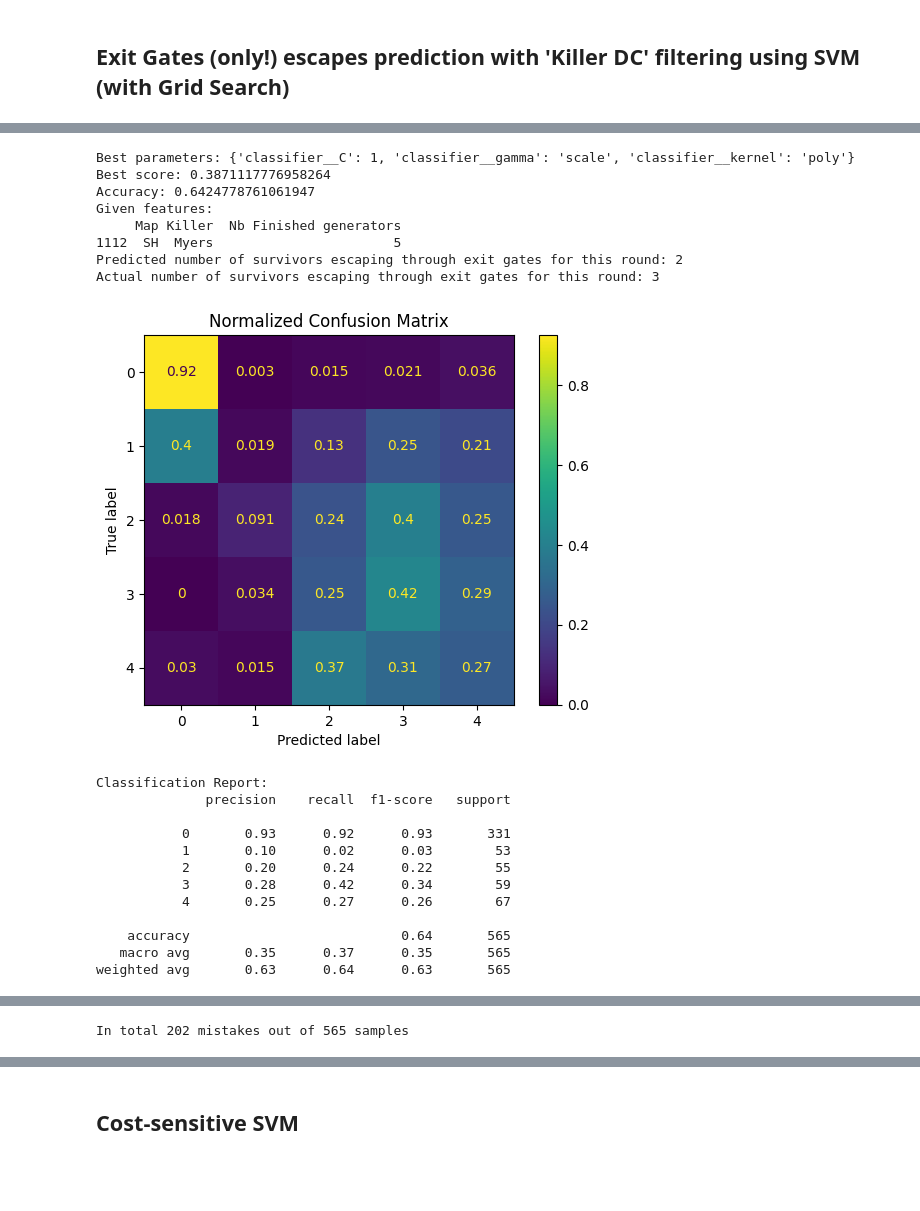
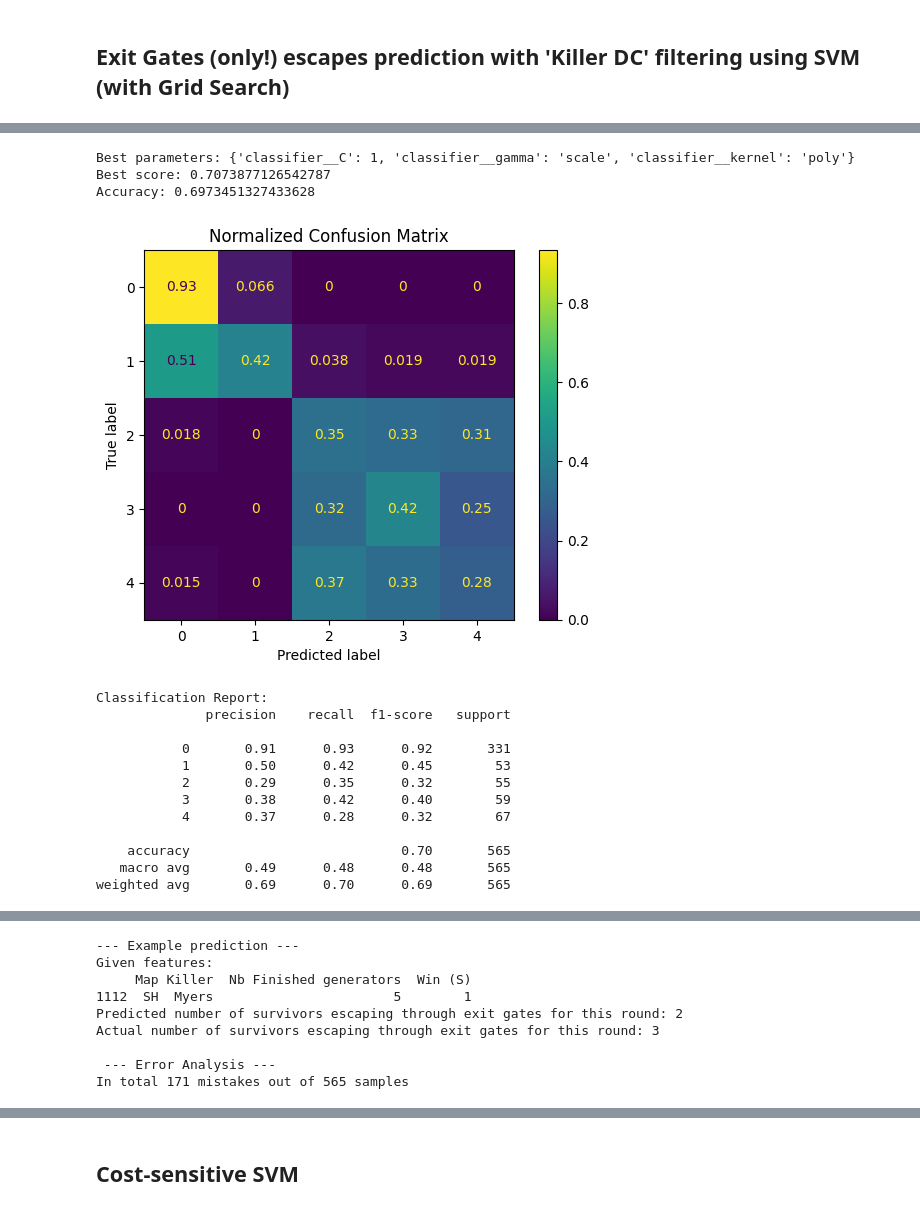
Before and after one commit to doubavitch/Dead-by-Daylight-Predictions, a Jupyter notebook: Dead by Daylight Predictions.ipynb, the cells around one changed output, grey strips where cells are left out. Saved outputs shown, nothing was run; the diff lists cells and outputs as text; code cells hidden in the pictures; blank space fills up the shorter version.

```diff
--- a/Dead by Daylight Predictions.ipynb
+++ b/Dead by Daylight Predictions.ipynb
@@ -756,12 +708,4 @@ Actual: 4, Predicted: 1
 # %%
-from sklearn.svm import SVC
-from sklearn.metrics import confusion_matrix, classification_report, ConfusionMatrixDisplay, accuracy_score, roc_curve, auc
-from sklearn.model_selection import train_test_split, GridSearchCV
-from tqdm import tqdm
-
-# Load the dataset
-data = pd.read_csv('Dead by Daylight data.csv')
-
 # Filter out matches where 'Comments' contains 'Killer DC'
 data = data[~data['Comments'].str.contains('Killer DC', na=False)]
 
@@ -793,15 +737,15 @@ model = Pipeline(steps=[
 # Split the data into training and testing sets
 X_train, X_test, y_train, y_test = train_test_split(features, target, test_size=0.2, random_state=42)
 
-# Define parameter grid for GridSearchCV
+# Define the hyperparameters grid for SVC
 param_grid = {
-    'classifier__kernel': ['linear', 'poly', 'rbf', 'sigmoid'],
-    'classifier__C': [0.1, 1, 10, 100],
-    'classifier__gamma': ['scale', 'auto']
+    'classifier__kernel': ['linear', 'poly', 'rbf', 'sigmoid'], # types of kernels
+    'classifier__C': [0.1, 1, 10, 100], # regularization parameter
+    'classifier__gamma': ['scale', 'auto'] # kernel coefficient for ‘poly’, ‘rbf’ and ‘sigmoid’.
 }
 
 # Perform GridSearchCV to find the best parameters
-grid_search = GridSearchCV(model, param_grid, cv=5, scoring='f1_macro')
+grid_search = GridSearchCV(model, param_grid, cv=5, scoring='accuracy')
 grid_search.fit(X_train, y_train)
 
 # Output the best parameters and score
@@ -816,19 +760,11 @@ y_pred = best_model.predict(X_test)
 accuracy = accuracy_score(y_test, y_pred)
 print(f'Accuracy: {accuracy}')
 
-# Example prediction
-example = X_test.iloc[0:1]
-predicted_exit_gate_escapes = best_model.predict(example)
-actual_exit_gate_escapes = y_test.iloc[0]
-print(f'Given features: \n{example}')
-print(f'Predicted number of survivors escaping through exit gates for this round: {predicted_exit_gate_escapes[0]}')
-print(f'Actual number of survivors escaping through exit gates for this round: {actual_exit_gate_escapes}')
-
-# Confusion Matrix
+# Confusion Matrix’’
 class_names = np.arange(0, 5)
 conf_matrix = confusion_matrix(y_test, y_pred, labels=class_names)
 
-# Normalize the confusion matrix
+# Normalize the confusion matrix (the supports are unbalanced, so this is allows for better interpretability)
 conf_matrix_normalized = conf_matrix.astype('float') / conf_matrix.sum(axis=1)[:, np.newaxis]
 
 disp = ConfusionMatrixDisplay(confusion_matrix=conf_matrix_normalized, display_labels=class_names)
@@ -839,9 +775,6 @@ plt.show()
 # Classification Report
 print('Classification Report:')
 print(classification_report(y_test, y_pred))
-
-# Save the model
-#joblib.dump(best_model, 'dbd_exit_gate_escape_prediction_model_no_killer_dc_svc_best.pkl')
 
 # ROC Curves for each class
 fpr = {}
@@ -854,50 +787,55 @@ for i in class_names:
 
 plt.figure()
 for i in class_names:
     plt.plot(fpr[i], tpr[i], label=f'Class {i} (area = {roc_auc[i]:0.2f})')
 
 plt.plot([0, 1], [0, 1], 'k--')
 plt.xlim([0.0, 1.0])
 plt.ylim([0.0, 1.05])
 plt.xlabel('False Positive Rate')
 plt.ylabel('True Positive Rate')
 plt.title('ROC Curves for each class')
 plt.legend(loc="lower right")
 plt.show()
 
+# Example prediction
+example = X_test.iloc[0:1]
+predicted_exit_gate_escapes = best_model.predict(example)
+actual_exit_gate_escapes = y_test.iloc[0]
+print(f'--- Example prediction ---')
+print(f'Given features: \n{example}')
+print(f'Predicted number of survivors escaping through exit gates for this round: {predicted_exit_gate_escapes[0]}')
+print(f'Actual number of survivors escaping through exit gates for this round: {actual_exit_gate_escapes}')
+
 # Error analysis
 err = []
 for i in range(len(y_test)):
     if y_test.iloc[i] != y_pred[i]:
         err.append(i)
 
+print(f'\n --- Error Analysis ---')
 print(f'In total {len(err)} mistakes out of {len(y_test)} samples')
 
 for i in tqdm(range(len(err))):
     index = err[i]
     print(f'Mistake {i+1}:')
     print(f'Features: \n{X_test.iloc[index]}')
     print(f'Actual: {y_test.iloc[index]}, Predicted: {y_pred[index]}')
     print('-' * 50)
 # %% [output]
 Best parameters: {'classifier__C': 1, 'classifier__gamma': 'scale', 'classifier__kernel': 'poly'}
-Best score: 0.3871117776958264
-Accuracy: 0.6424778761061947
-Given features:
-     Map Killer  Nb Finished generators
-1112  SH  Myers                       5
-Predicted number of survivors escaping through exit gates for this round: 2
-Actual number of survivors escaping through exit gates for this round: 3
+Best score: 0.7073877126542787
+Accuracy: 0.6973451327433628
-[figure, old version]
+[figure, new version]
 Classification Report:
               precision    recall  f1-score   support
 
-           0       0.93      0.92      0.93       331
-           1       0.10      0.02      0.03        53
-           2       0.20      0.24      0.22        55
-           3       0.28      0.42      0.34        59
-           4       0.25      0.27      0.26        67
+           0       0.91      0.93      0.92       331
+           1       0.50      0.42      0.45        53
+           2       0.29      0.35      0.32        55
+           3       0.38      0.42      0.40        59
+           4       0.37      0.28      0.32        67
 
-    accuracy                           0.64       565
-   macro avg       0.35      0.37      0.35       565
-weighted avg       0.63      0.64      0.63       565
+    accuracy                           0.70       565
+   macro avg       0.49      0.48      0.48       565
+weighted avg       0.69      0.70      0.69       565
@@ -905,4 +843,12 @@ weighted avg       0.63      0.64      0.63       565
-In total 202 mistakes out of 565 samples
+--- Example prediction ---
+Given features:
+     Map Killer  Nb Finished generators  Win (S)
+1112  SH  Myers                       5        1
+Predicted number of survivors escaping through exit gates for this round: 2
+Actual number of survivors escaping through exit gates for this round: 3
+
+ --- Error Analysis ---
+In total 171 mistakes out of 565 samples
 Mistake 1:
 Features:
 Map                          SH
```
Also changed, not shown: parts of 23 cells of this notebook.
